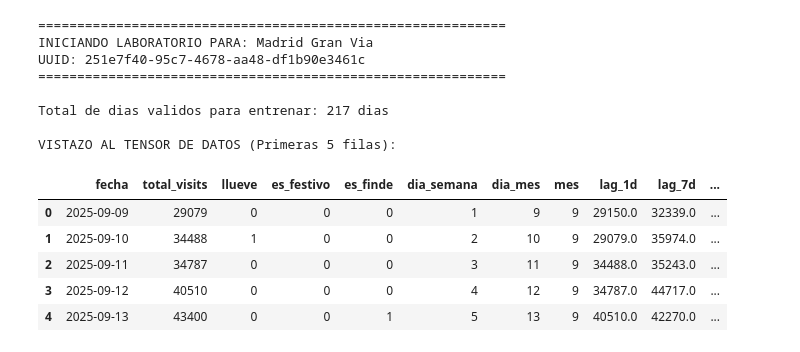
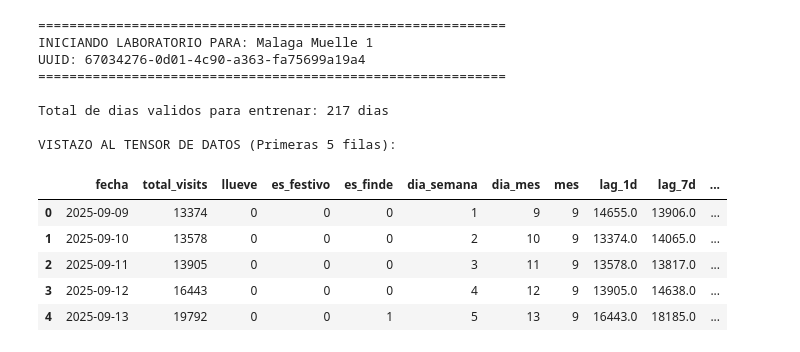
Before and after one commit to alvvos/agentic-workflow, a Jupyter notebook: lab/laboratorio_ml.ipynb, the cells around one changed output. Cells and saved outputs as stored; diff of their text form; code cells hidden in the pictures.

```diff
--- a/lab/laboratorio_ml.ipynb
+++ b/lab/laboratorio_ml.ipynb
@@ -48,7 +50,7 @@ df_master['dia_semana'] = df_master['fecha'].dt.dayofweek
 df_master['dia_mes'] = df_master['fecha'].dt.day
 df_master['mes'] = df_master['fecha'].dt.month
 # %%
-uuid_objetivo = '251e7f40-95c7-4678-aa48-df1b90e3461c'
+uuid_objetivo = '67034276-0d01-4c90-a363-fa75699a19a4'
 nombre_objetivo = mapa_nombres.get(uuid_objetivo, "Ubicacion Desconocida")
 
 print("="*60)
@@ -57,38 +59,38 @@ print(f"UUID: {uuid_objetivo}")
 print("="*60)
 
 df_tienda = df_master[df_master['location_id'] == uuid_objetivo].copy()
 df_tienda = df_tienda.groupby('fecha').agg({
     'total_visits': 'sum',
     'llueve': 'max',
     'es_festivo': 'max',
     'es_finde': 'max',
     'dia_semana': 'max',
     'dia_mes': 'max',
     'mes': 'max'
 }).reset_index().sort_values('fecha').reset_index(drop=True)
 
 df_tienda['lag_1d'] = df_tienda['total_visits'].shift(1)
 df_tienda['lag_7d'] = df_tienda['total_visits'].shift(7)
 df_tienda['media_7d'] = df_tienda['total_visits'].rolling(7).mean()
 
 df_tienda = df_tienda.dropna().reset_index(drop=True)
 
 print(f"\nTotal de dias validos para entrenar: {len(df_tienda)} dias")
 print("\nVISTAZO AL TENSOR DE DATOS (Primeras 5 filas):")
 display(df_tienda.head())
 # %% [output]
 ============================================================
-INICIANDO LABORATORIO PARA: Madrid Gran Via
-UUID: 251e7f40-95c7-4678-aa48-df1b90e3461c
+INICIANDO LABORATORIO PARA: Malaga Muelle 1
+UUID: 67034276-0d01-4c90-a363-fa75699a19a4
 ============================================================
 
 Total de dias validos para entrenar: 217 dias
 
 VISTAZO AL TENSOR DE DATOS (Primeras 5 filas):
 |  | fecha | total_visits | llueve | es_festivo | es_finde | dia_semana | dia_mes | mes | lag_1d | lag_7d | ... |
-| 0 | 2025-09-09 | 29079 | 0 | 0 | 0 | 1 | 9 | 9 | 29150.0 | 32339.0 | ... |
-| 1 | 2025-09-10 | 34488 | 1 | 0 | 0 | 2 | 10 | 9 | 29079.0 | 35974.0 | ... |
-| 2 | 2025-09-11 | 34787 | 0 | 0 | 0 | 3 | 11 | 9 | 34488.0 | 35243.0 | ... |
-| 3 | 2025-09-12 | 40510 | 0 | 0 | 0 | 4 | 12 | 9 | 34787.0 | 44717.0 | ... |
-| 4 | 2025-09-13 | 43400 | 0 | 0 | 1 | 5 | 13 | 9 | 40510.0 | 42270.0 | ... |
+| 0 | 2025-09-09 | 13374 | 0 | 0 | 0 | 1 | 9 | 9 | 14655.0 | 13906.0 | ... |
+| 1 | 2025-09-10 | 13578 | 0 | 0 | 0 | 2 | 10 | 9 | 13374.0 | 14065.0 | ... |
+| 2 | 2025-09-11 | 13905 | 0 | 0 | 0 | 3 | 11 | 9 | 13578.0 | 13817.0 | ... |
+| 3 | 2025-09-12 | 16443 | 0 | 0 | 0 | 4 | 12 | 9 | 13905.0 | 14638.0 | ... |
+| 4 | 2025-09-13 | 19792 | 0 | 0 | 1 | 5 | 13 | 9 | 16443.0 | 18185.0 | ... |
 # %%
```
Also changed, not shown: parts of 3 cells of this notebook.
